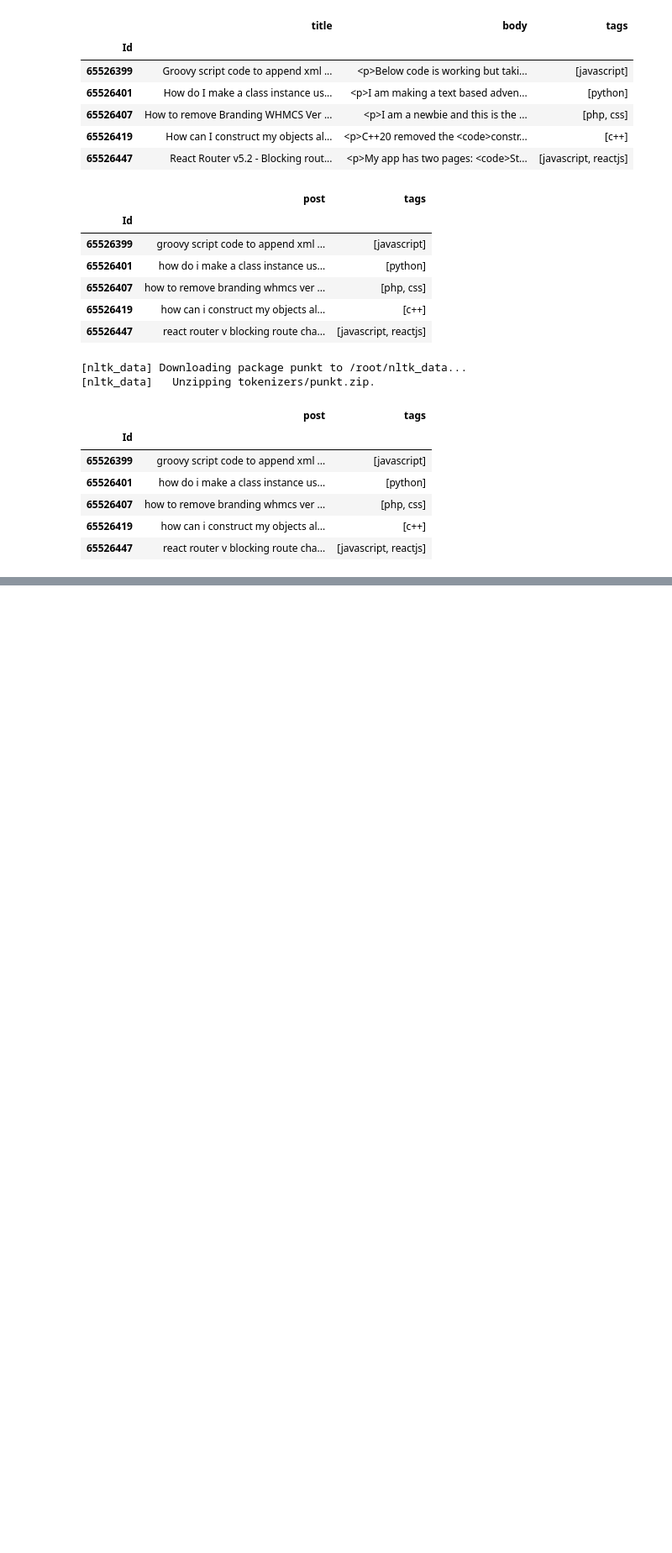
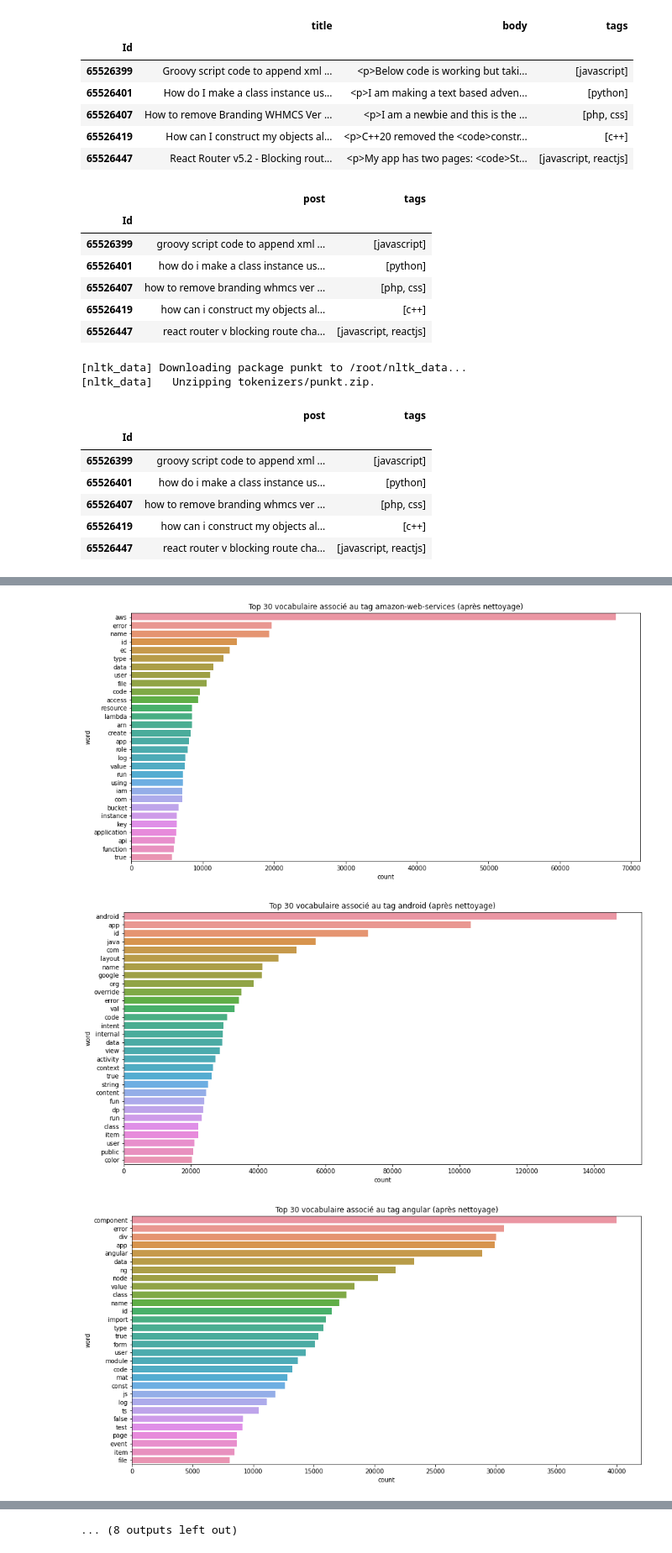
Before and after one commit to felanbi/Projet-OC-Categoriser-automatiquement-des-questions, a Jupyter notebook: P5_01_notebookexploration.ipynb, the cells around one changed output, grey strips where cells are left out. Shown: that part at 84% size. Cells and saved outputs as stored; diff of their text form; code cells hidden in the pictures; blank space fills up the shorter version.

```diff
--- a/P5_01_notebookexploration.ipynb
+++ b/P5_01_notebookexploration.ipynb
@@ -284,0 +261,26 @@ tfidf_data.head()
+# %%
+mlb = MultiLabelBinarizer()
+df_tmp_tmp = pd.DataFrame(data = mlb.fit_transform(df.tags.to_list()),
+                          columns = mlb.classes_)
+
+for tag in mlb.classes_.tolist():
+    df_tmp = df.copy()
+    df_tmp.loc[:, tag] = df_tmp_tmp[tag].values
+    df_tmp = df_tmp[df_tmp[tag] == 1]
+    all_words = [w for liste in df_tmp.post.map(lambda x: x.split()) for w in liste]
+    words_dist = FreqDist(all_words).most_common(30)
+
+    df_dist_tmp = pd.DataFrame(data = words_dist,
+                       columns = ["word", "count"])
+
+    plt.figure(figsize = (15, 7.5))
+    plt.title(f"Top 30 vocabulaire associé au tag {tag} (après nettoyage)")
+    sns.barplot(data = df_dist_tmp,
+                y = "word",
+                x = "count")
+    plt.show()
+    df_tmp.drop(columns = [tag], inplace = True)
+# %% [output]
+[figure, added]
+[figure, added]
+[figure, added]
@@ -284,0 +296 @@ tfidf_data.head()
+... (8 outputs left out)
```
Also changed, not shown: parts of 13 cells of this notebook.
